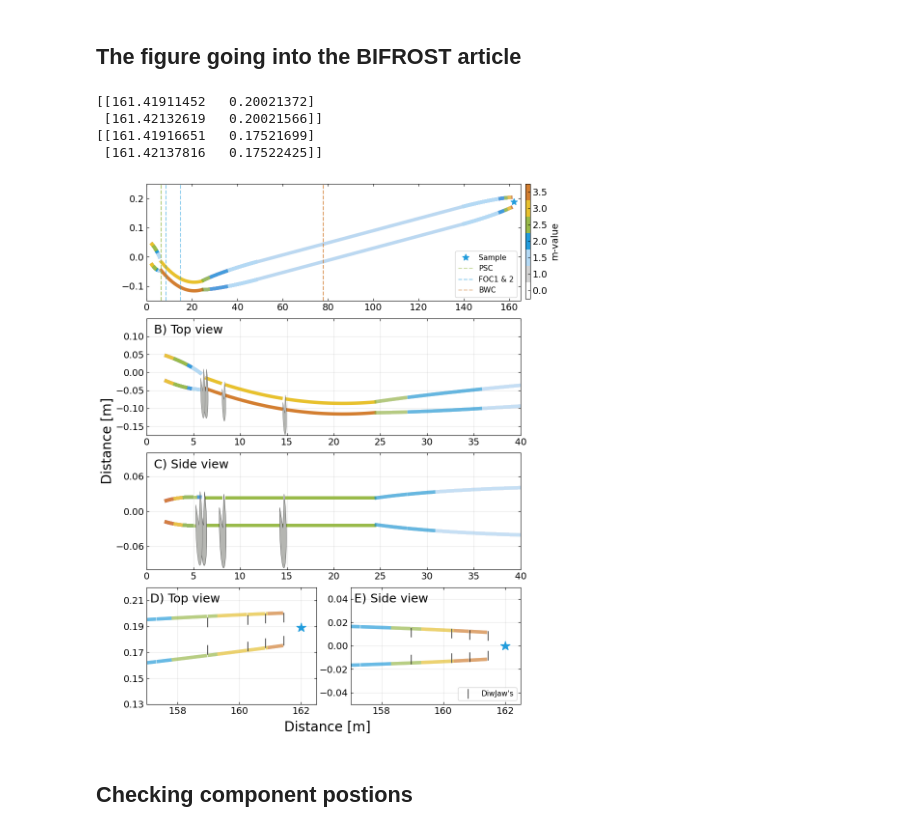
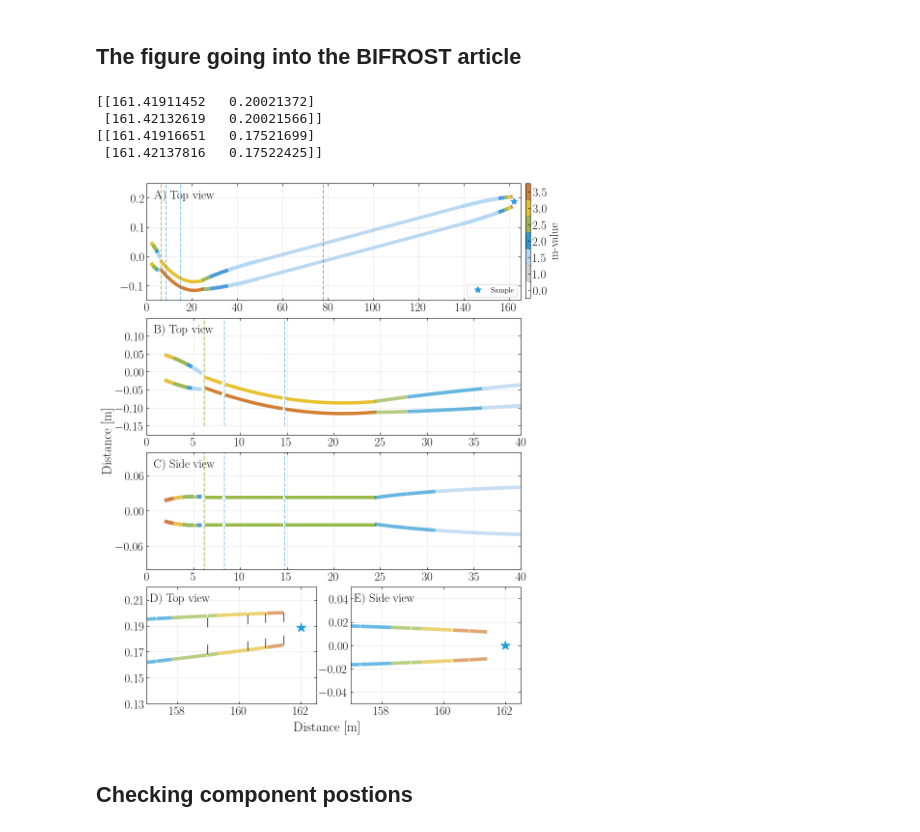
Before and after one commit to JEGKANIKMULTITASK/BIFROST, a Jupyter notebook: BIFROST_Design_Article/Guide_drawing/BIFROST_Guide_drawing.ipynb, the cells around one changed output. Drawn from its saved outputs; the diff is of its cells as text; code cells hidden in the pictures.

```diff
--- a/BIFROST_Design_Article/Guide_drawing/BIFROST_Guide_drawing.ipynb
+++ b/BIFROST_Design_Article/Guide_drawing/BIFROST_Guide_drawing.ipynb
@@ -22,8 +22,10 @@ import matplotlib as mpl
 #mpl.rcParams['lines.linewidth'] = 0.3
 mpl.rcParams['errorbar.capsize'] = 2
 mpl.rcParams['lines.markersize'] = 15
-mpl.rcParams['font.size']        = 14 # standard er 45
-mpl.rcParams['font.serif'] = 'Computer Modern Roman'
+mpl.rcParams['font.size']        = 18 # standard er 45
+mpl.rcParams['text.usetex'] = True
+mpl.rcParams['text.latex.preamble'] = r'\usepackage{amsmath}'  # Import necessary packages
+mpl.rcParams['font.family'] = 'lmodern'  # Choose the font (e.g., Latin Modern)
 mpl.rcParams['ytick.right'] = True
 mpl.rcParams['xtick.top'] = True
 mpl.rcParams['xtick.direction']='in'
@@ -912,7 +914,7 @@ ax1.plot(x_centres_2, y_centres_2 - width_2/2, linewidth=lw, color=m3p5);
 
 ax1.plot(x_centres_3, y_centres_3 + width_3/2, linewidth=lw,  color=m3);
 ax1.plot(x_centres_3, y_centres_3 - width_3/2, linewidth=lw, color=m3p5);
-
+ax1.grid(True, alpha=0.3)
 # 1st Ellipse
 #plt.plot((x_ellip1) ,locations[3,0]+y_ellip1,'b-', linewidth=lw, label = 'guide')
 #plt.plot((x_ellip1b),locations[3,0]+y_ellip1b,'b-',linewidth=lw)
@@ -965,6 +967,8 @@ ax1.plot(0.580+locations[63,2], locations[65,0], '*', markersize=10, label = 'Sa
 x_chopper_5 = np.ones(100)*locations[52,2]
 y_chopper_5 = np.linspace(-0.15,0.25, 100)
 
+
+
 #ax1.plot(x_chopper_5, y_chopper_5, '--', color='grey', alpha=0.5)
 
 # Other general plotting items
@@ -974,9 +978,10 @@ y_chopper_5 = np.linspace(-0.15,0.25, 100)
 #ax1.set_xticks(fontsize=20)
 #ax1.set_yticks(fontsize=20)
 #ax1.set_title('BIFROST Guide - Top view', fontsize=22)
-#ax1.text(0.02, 0.9, 'A) Top view', horizontalalignment='left', verticalalignment='center', transform=ax1.transAxes, fontsize=18)
+ax1.text(0.02, 0.9, 'A) Top view', horizontalalignment='left', verticalalignment='center', transform=ax1.transAxes, fontsize=18)
 ax1.set_xlim(0,165)
 ax1.set_ylim(-0.15,0.25)
+ax1.legend(loc='lower right', fontsize=11)
 #ax1.savefig('Full_guide_top.pdf')
 
 
@@ -1154,74 +1159,84 @@ ax1.plot(x_range*14.9714, y_range,'--', color=m2, alpha=0.5)
 ax1.plot(x_range*78.0035, y_range,'--', color=m3p5, alpha=0.5, label = 'BWC')
 ax1.plot(x_range*78.0035, y_range,'--', color=m3p5, alpha=0.5)
 
-im = plt.imread('choppers.png')
-im2 = plt.imread('chopper.png')
+ax2.plot(x_range*6.32937-0.2, y_range-1,'--', color=m2p5, alpha=0.5, label = 'PSC')
+ax2.plot(x_range*6.36937-0.2, y_range-1,'--', color=m2p5, alpha=0.5)
 
-newax = fig.add_axes([0.1515, 0.41, 0.2, 0.2], anchor='NE', zorder=1)
-newax.imshow(im)
-newax.axis('off')
+ax2.plot(x_range*8.53067-0.2, y_range-1,'--', color=m2, alpha=0.5, label = 'FOC1 & 2')
+ax2.plot(x_range*14.9714-0.2, y_range-1,'--', color=m2, alpha=0.5)
 
-newax = fig.add_axes([0.209, 0.43, 0.16, 0.16], anchor='NE', zorder=1)
-newax.imshow(im2)
-newax.axis('off')
+ax4.plot(x_range*6.32937-0.2, y_range,'--', color=m2p5, alpha=0.5, label = 'PSC')
+ax4.plot(x_range*6.36937-0.2, y_range,'--', color=m2p5, alpha=0.5)
 
-newax = fig.add_axes([0.335, 0.41, 0.16, 0.16], anchor='NE', zorder=1)
-newax.imshow(im2)
-newax.axis('off')
+ax4.plot(x_range*8.53067-0.2, y_range,'--', color=m2, alpha=0.5, label = 'FOC1 & 2')
+ax4.plot(x_range*14.9714-0.2, y_range,'--', color=m2, alpha=0.5)
 
-newax = fig.add_axes([0.10, 0.13, 0.3, 0.3], anchor='NE', zorder=1)
-newax.imshow(im)
-newax.axis('off')
+#im = plt.imread('choppers.png')
+#im2 = plt.imread('chopper.png')
 
-newax = fig.add_axes([0.14, 0.127, 0.3, 0.3], anchor='NE', zorder=1)
-newax.imshow(im2)
-newax.axis('off')
+# newax = fig.add_axes([0.1515, 0.41, 0.2, 0.2], anchor='NE', zorder=1)
+# newax.imshow(im)
+# newax.axis('off')
+#
+# newax = fig.add_axes([0.209, 0.43, 0.16, 0.16], anchor='NE', zorder=1)
+# newax.imshow(im2)
+# newax.axis('off')
+#
+# newax = fig.add_axes([0.335, 0.41, 0.16, 0.16], anchor='NE', zorder=1)
+# newax.imshow(im2)
+# newax.axis('off')
+#
+# newax = fig.add_axes([0.10, 0.13, 0.3, 0.3], anchor='NE', zorder=1)
+# newax.imshow(im)
+# newax.axis('off')
+#
+# newax = fig.add_axes([0.14, 0.127, 0.3, 0.3], anchor='NE', zorder=1)
+# newax.imshow(im2)
+# newax.axis('off')
+#
+# newax = fig.add_axes([0.265, 0.127, 0.3, 0.3], anchor='NE', zorder=1)
+# newax.imshow(im2)
+# newax.axis('off')
 
-newax = fig.add_axes([0.265, 0.127, 0.3, 0.3], anchor='NE', zorder=1)
-newax.imshow(im2)
-newax.axis('off')
-
-ax1.legend(loc='lower right', fontsize=11)
 
 ####### DiwJaw ##########
 
 ax3.plot(158.96, 0.193,'k|')
 ax3.plot(158.96, 0.172,'k|')
 
 ax3.plot(160.26, 0.195,'k|')
 ax3.plot(160.26, 0.1745,'k|')
 
 ax3.plot(160.84, 0.196,'k|')
 ax3.plot(160.84, 0.177,'k|')
 
 ax3.plot(161.431, 0.197,'k|')
 ax3.plot(161.431, 0.179,'k|')
 
 
+# ax5.plot(158.96, 0.0115,'k|', label='DiwJaw\'s')
+# ax5.plot(158.96, -0.0115,'k|')
+#
+# ax5.plot(160.26, 0.0105,'k|')
+# ax5.plot(160.26, -0.0105,'k|')
+#
+# ax5.plot(160.84, 0.0095,'k|')
+# ax5.plot(160.84, -0.0095,'k|')
+#
+# ax5.plot(161.431, 0.0085,'k|')
+# ax5.plot(161.431, -0.0085,'k|')
+# ax5.legend(loc='lower right', fontsize=11)
 
-ax5.plot(158.96, 0.0115,'k|', label='DiwJaw\'s')
-ax5.plot(158.96, -0.0115,'k|')
-
-ax5.plot(160.26, 0.0105,'k|')
-ax5.plot(160.26, -0.0105,'k|')
-
-ax5.plot(160.84, 0.0095,'k|')
-ax5.plot(160.84, -0.0095,'k|')
-
-ax5.plot(161.431, 0.0085,'k|')
-ax5.plot(161.431, -0.0085,'k|')
-ax5.legend(loc='lower right', fontsize=11)
-
-plt.savefig('BIFROST_guidefig.png')
+plt.savefig('BIFROST_guidefig.png', format='png', bbox_inches='tight')
 
 print(segments_3_1t[-1])
 print(segments_3_1b[-1])
 # %% [output]
 [[161.41911452   0.20021372]
  [161.42132619   0.20021566]]
 [[161.41916651   0.17521699]
  [161.42137816   0.17522425]]
-[figure, old version]
+[figure, new version]
 # %% [markdown]
 ## Checking component postions
 # %%
```
Also changed, not shown: parts of 5 cells of this notebook, 4 other files.
